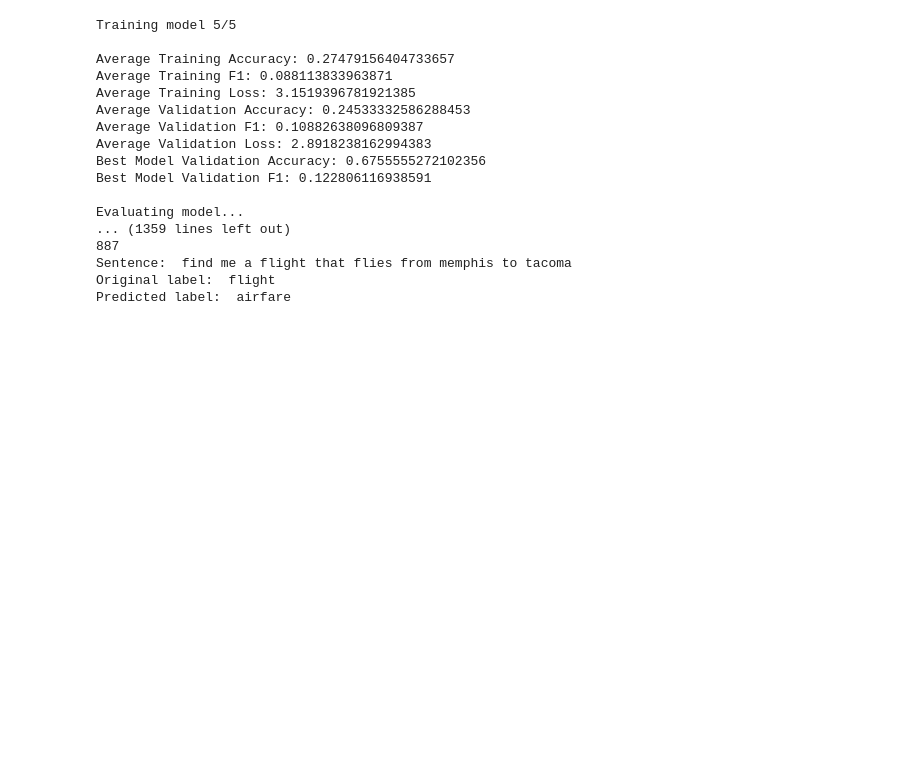
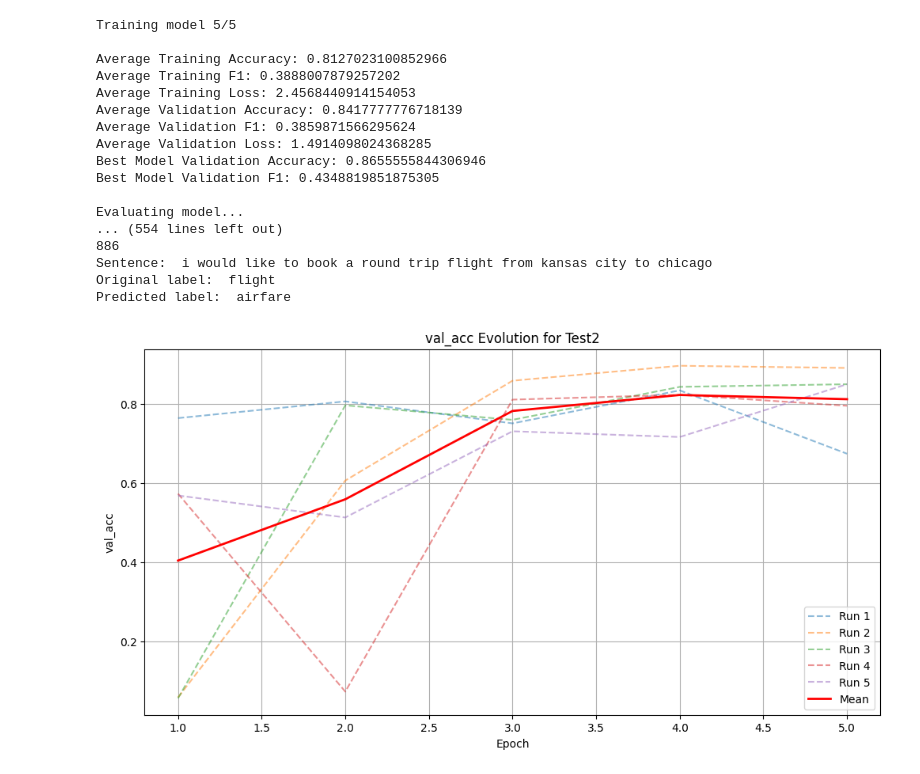
Before and after one commit to pauhidalgoo/frame-based-system, a Jupyter notebook: experiments.ipynb, the cells around one changed output. Drawn from its saved outputs; the diff is of its cells as text; code cells hidden in the pictures; blank space fills up the shorter version.

Commit message:
ADD some plots (unfinished)

```diff
--- a/experiments.ipynb
+++ b/experiments.ipynb
@@ -3,11 +3,11 @@ from intent_recognition import *
 # %%
 # EXERCICI 4 BÀSIC
 
-hyperparams = {'vocab_size': 500, 'embedding_dim': 768, 'epochs': 5, 'batch_size': 32}
+hyperparams = {'vocab_size': 500, 'embedding_dim': 768, 'epochs': 3, 'batch_size': 32}
 
 model = Sequential()
 model.add(GlobalMaxPooling1D())  # layer 2
-model.add(Dense(64, activation="relu"))  # layer 3
+model.add(Dense(128, activation="relu"))  # layer 3
 
 basic = IntentRecognition(model, hyperparams, training_times=5)
 basic.train_model()
@@ -17,18 +17,18 @@ basic.view_wrong_predictions()
 # %% [output]
 Training model 5/5
 
-Average Training Accuracy: 0.27479156404733657
-Average Training F1: 0.088113833963871
-Average Training Loss: 3.1519396781921385
-Average Validation Accuracy: 0.24533332586288453
-Average Validation F1: 0.10882638096809387
-Average Validation Loss: 2.8918238162994383
-Best Model Validation Accuracy: 0.6755555272102356
-Best Model Validation F1: 0.122806116938591
+Average Training Accuracy: 0.8127023100852966
+Average Training F1: 0.3888007879257202
+Average Training Loss: 2.4568440914154053
+Average Validation Accuracy: 0.8417777776718139
+Average Validation F1: 0.3859871566295624
+Average Validation Loss: 1.4914098024368285
+Best Model Validation Accuracy: 0.8655555844306946
+Best Model Validation F1: 0.4348819851875305
 
 Evaluating model...
-... (1359 lines left out)
-887
-Sentence:  find me a flight that flies from memphis to tacoma
+... (554 lines left out)
+886
+Sentence:  i would like to book a round trip flight from kansas city to chicago
 Original label:  flight
 Predicted label:  airfare
@@ -34,0 +37,39 @@ Predicted label:  airfare
+# %%
+df = pd.read_csv('./results/complete_results.csv')
+
+
+def plot_name_metrics(df, name, metric='val_acc', show_runs=True, show_mean=True):
+    arch_data = df[df['architecture_name'] == name]
+
+    if arch_data.empty:
+        print(f"No data found for architecture: {name}")
+        return
+
+    if show_mean == False and show_runs == False:
+        print(f"You must plot something bro")
+        return
+
+    grouped = arch_data.groupby(['run_number', 'epoch'])[metric].mean().reset_index()
+
+    mean_per_epoch = grouped.groupby('epoch')[metric].mean()
+
+    plt.figure(figsize=(12, 6))
+
+    if show_runs:
+        for run in grouped['run_number'].unique():
+            run_data = grouped[grouped['run_number'] == run]
+            plt.plot(run_data['epoch'], run_data[metric], label=f'Run {run}', alpha=0.5, linestyle='--')
+
+    if show_mean:
+        plt.plot(mean_per_epoch.index, mean_per_epoch.values, label='Mean', color='red', linewidth=2)
+
+    plt.title(f'{metric} Evolution for {name}')
+    plt.xlabel('Epoch')
+    plt.ylabel(metric)
+    plt.legend()
+    plt.grid()
+    plt.show()
+
+plot_name_metrics(df, "Test2")
+# %% [output]
+[figure, added]
```
Also changed, not shown: parts of 3 cells of this notebook, 4 other files.
